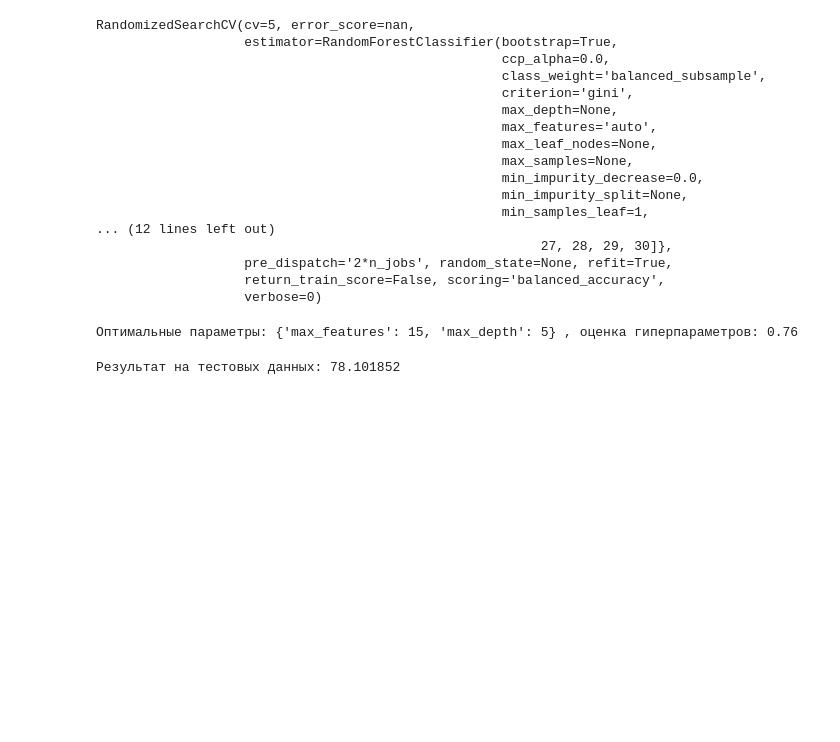
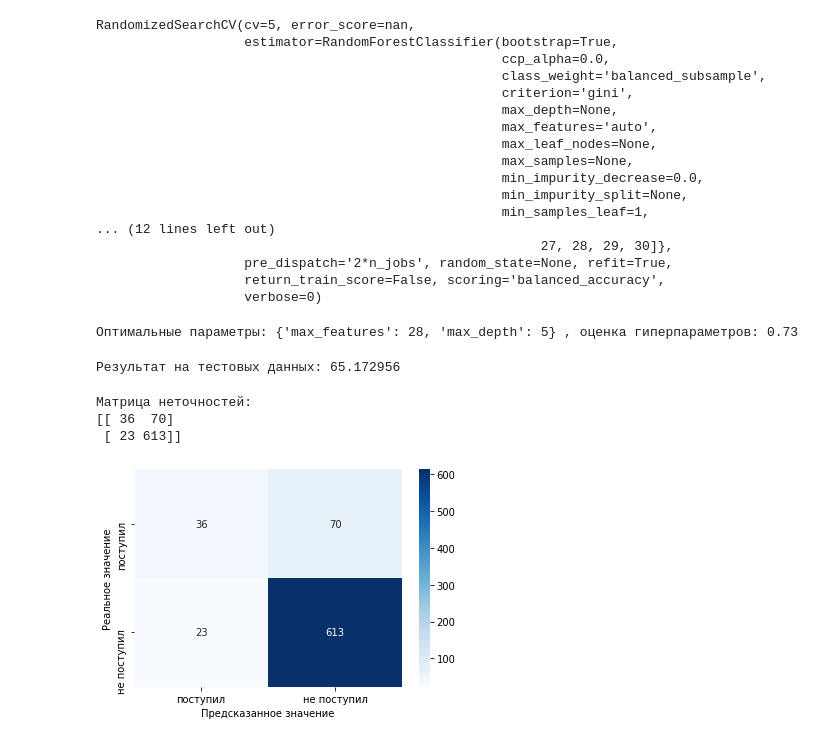
Before and after one commit to MirRinat/Hackaton21, a Jupyter notebook: clean_date.ipynb, the cells around one changed output. Drawn from its saved outputs; the diff is of its cells as text; code cells hidden in the pictures; blank space fills up the shorter version.

```diff
--- a/clean_date.ipynb
+++ b/clean_date.ipynb
@@ -98,7 +98,7 @@ y = df.contract_status
 # %%
 X = df.drop('contract_status',axis=1)
 # %%
-X_train, X_test,y_train, y_test = train_test_split(X,y,test_size=0.3, random_state=1)
+X_train, X_test,y_train, y_test = train_test_split(X,y,test_size=0.7, random_state=1)
 # %%
 clf = RandomForestClassifier(random_state=47,n_jobs=-1,n_estimators=200,class_weight='balanced_subsample')
 # %%
@@ -138,7 +138,7 @@ model = random_search.best_estimator_
 print("Оптимальные параметры: %s , оценка гиперпараметров: %0.2f " % (random_search.best_params_, random_search.best_score_))
 # ограничение параметра max_depth позволяет избежать переобучения, и потому дает лучшие результаты)
 # %% [output]
-Оптимальные параметры: {'max_features': 15, 'max_depth': 5} , оценка гиперпараметров: 0.76
+Оптимальные параметры: {'max_features': 28, 'max_depth': 5} , оценка гиперпараметров: 0.73
 # %%
 import pickle
 filename = "my_model_RF.sav"
@@ -150,4 +150,19 @@ y_pred = model.predict(X_test)
 # %%
 print("Результат на тестовых данных: %f " %(100*metrics.balanced_accuracy_score(y_test,y_pred)))
 # %% [output]
-Результат на тестовых данных: 78.101852
+Результат на тестовых данных: 65.172956
+# %%
+
+cnf_matrix = metrics.confusion_matrix(y_test,y_pred)
+print("Матрица неточностей:")
+print(cnf_matrix)
+
+sb.heatmap(cnf_matrix, annot=True, cmap='Blues', fmt='g', xticklabels=["поступил","не поступил"], yticklabels=["поступил","не поступил"])
+plt.ylabel('Реальное значение')
+plt.xlabel('Предсказанное значение')
+plt.show()
+# %% [output]
+Матрица неточностей:
+[[ 36  70]
+ [ 23 613]]
+[figure, added]
```
Also changed, not shown: parts of 19 cells of this notebook, 3 other files.
